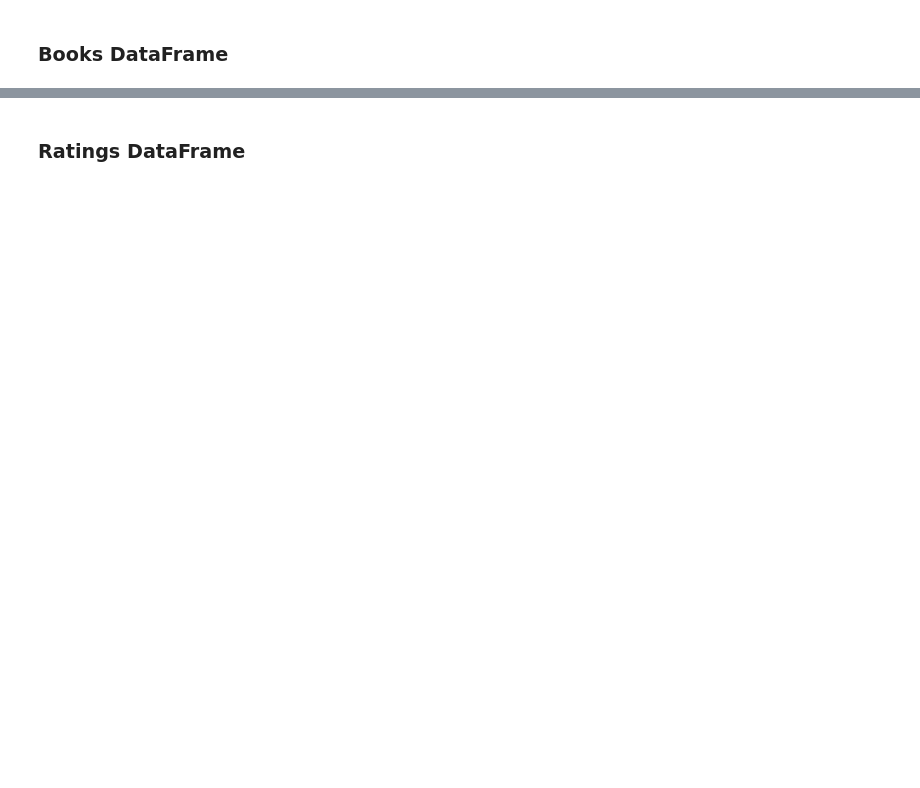
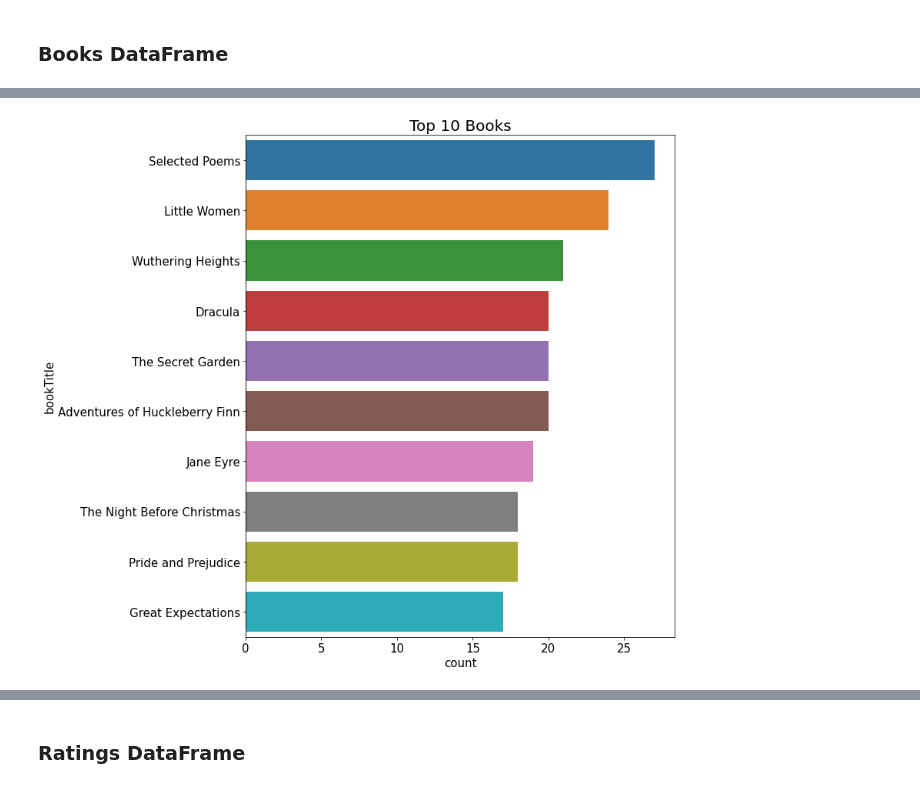
Before and after one commit to mohsenMahmoodzadeh/book-crossing-recommender-system, a Jupyter notebook: Data_Preprocessing.ipynb, the cells around one changed output, grey strips where cells are left out. Cells and saved outputs as stored; diff of their text form; code cells hidden in the pictures; blank space fills up the shorter version.

```diff
--- a/Data_Preprocessing.ipynb
+++ b/Data_Preprocessing.ipynb
@@ -136,0 +190,14 @@ users.head()
+# %%
+def barplot(df,col,l):
+    df_v=df[col].value_counts().head(10).reset_index()
+    df_v.columns=[col,'count']
+
+    plt.figure(figsize=(10,12))
+    sns.barplot(x='count',y=col,data=df_v)
+    plt.ylabel(col)
+    plt.title(l,size=20)
+    plt.show()
+# %%
+barplot(books,'bookTitle','Top 10 Books')
+# %% [output]
+[figure, added]
```
Also changed, not shown: parts of 24 cells of this notebook.
